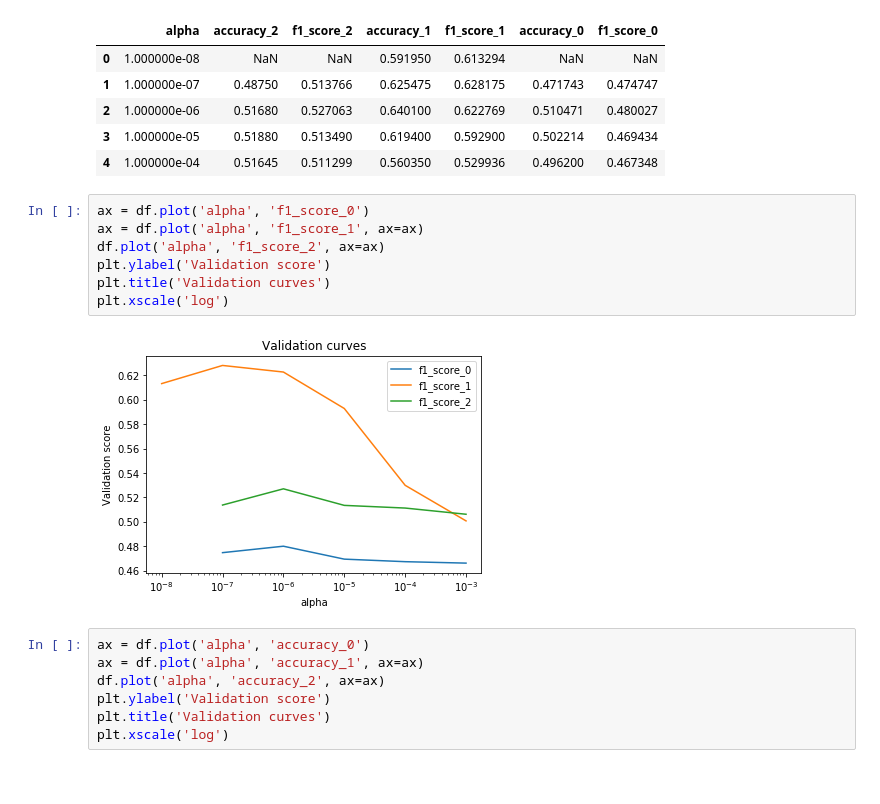
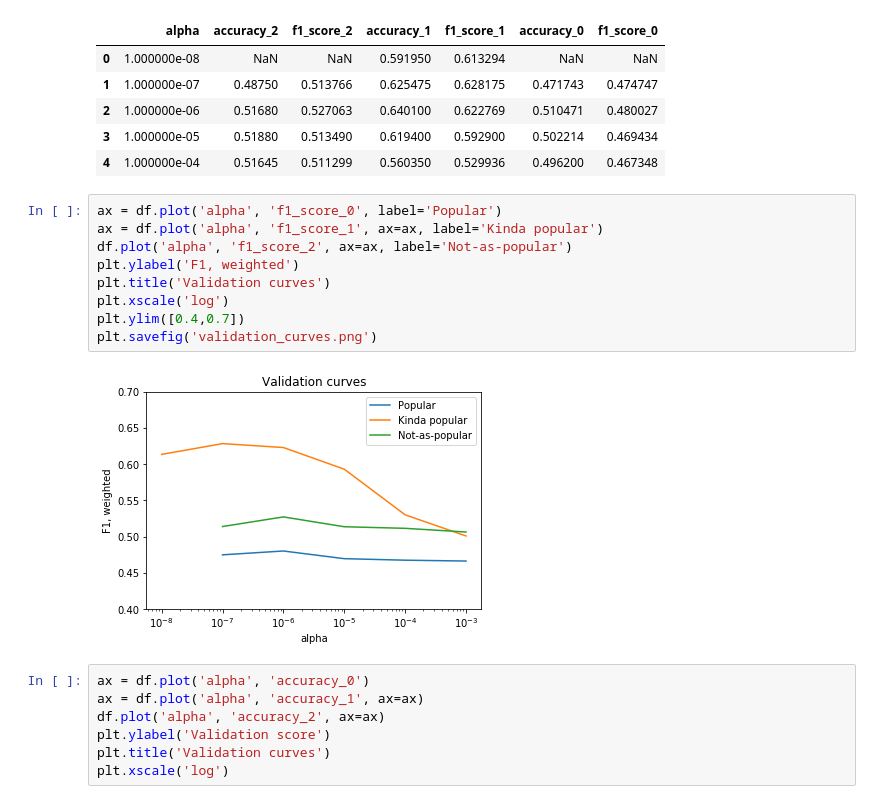
Before and after one commit to wesbarnett/insight, a Jupyter notebook: plots/Plots.ipynb, the cells around one changed output. Cells and saved outputs as stored; diff of their text form.

Commit message:
move to plots

```diff
--- a/MODELS/Plots.ipynb
+++ b/plots/Plots.ipynb
@@ -14,14 +14,16 @@ df.head()
 | 3 | 1.000000e-05 | 0.51880 | 0.513490 | 0.619400 | 0.592900 | 0.502214 | 0.469434 |
 | 4 | 1.000000e-04 | 0.51645 | 0.511299 | 0.560350 | 0.529936 | 0.496200 | 0.467348 |
 # %%
-ax = df.plot('alpha', 'f1_score_0')
-ax = df.plot('alpha', 'f1_score_1', ax=ax)
-df.plot('alpha', 'f1_score_2', ax=ax)
-plt.ylabel('Validation score')
+ax = df.plot('alpha', 'f1_score_0', label='Popular')
+ax = df.plot('alpha', 'f1_score_1', ax=ax, label='Kinda popular')
+df.plot('alpha', 'f1_score_2', ax=ax, label='Not-as-popular')
+plt.ylabel('F1, weighted')
 plt.title('Validation curves')
 plt.xscale('log')
+plt.ylim([0.4,0.7])
+plt.savefig('validation_curves.png')
 # %% [output]
-[figure, old version]
+[figure, new version]
 # %%
 ax = df.plot('alpha', 'accuracy_0')
 ax = df.plot('alpha', 'accuracy_1', ax=ax)
```
Also changed, not shown: parts of 1 cell of this notebook, 4 other files.
